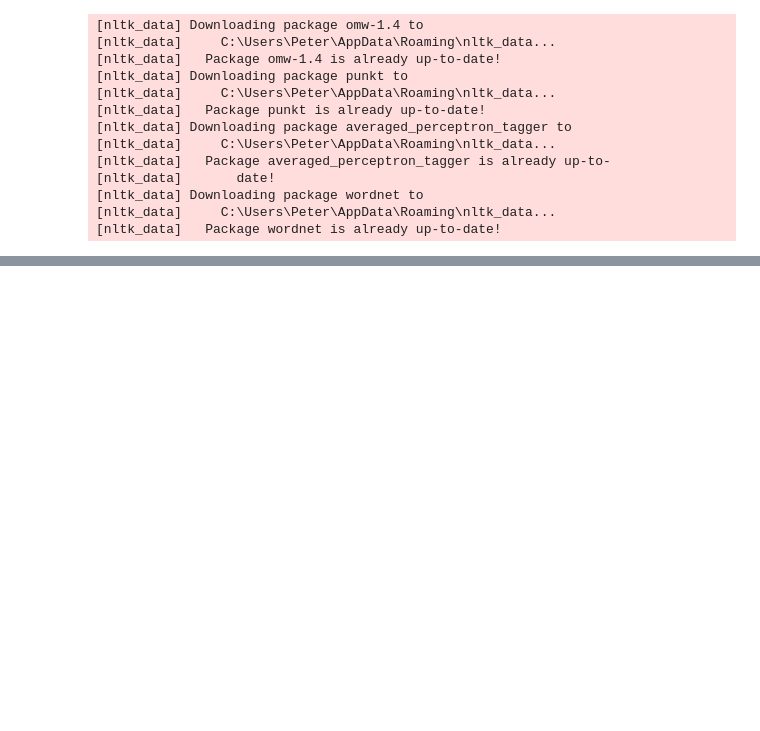
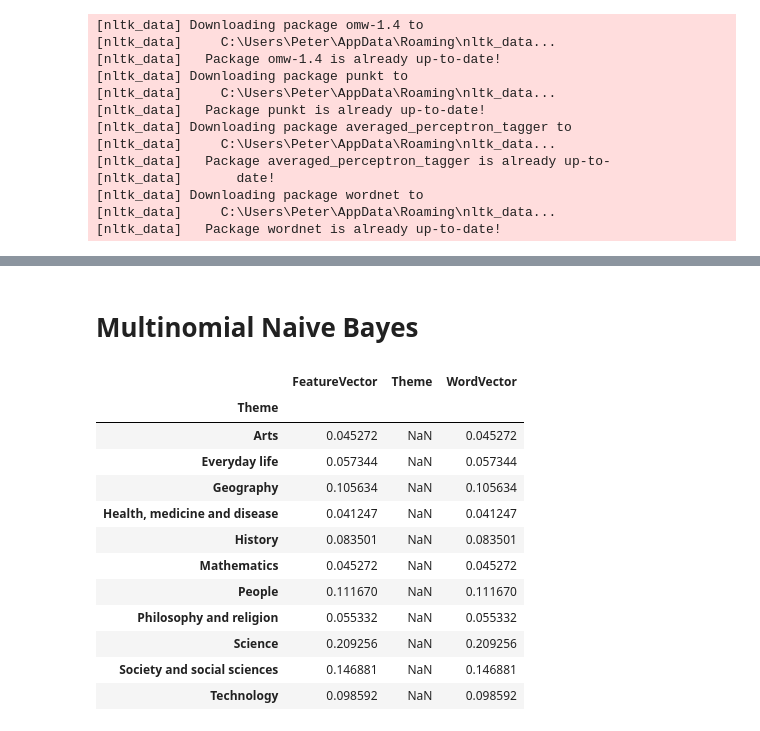
Before and after one commit to csupika/F21DL-Machine-Learning-Portfolio, a Jupyter notebook: lab3.ipynb, the cells around one changed output, grey strips where cells are left out. Drawn from its saved outputs; the diff is of its cells as text; code cells hidden in the pictures; blank space fills up the shorter version.

```diff
--- a/lab3.ipynb
+++ b/lab3.ipynb
@@ -1121,3 +1123,9 @@ def lemmatise(text):
         lemmatized_sentence.append(wl.lemmatize(tag[0], get_wordnet_pos(tag[1])))
 
     return lemmatized_sentence
+# %%
+list_of_df_all_numerical = df_all_numerical.values.tolist()
+dict_of_df_all_numerical = {}
+for article in list_of_df_all_numerical:
+    dict_of_df_all_numerical[article[0]] = article[1:]
+dict_of_df_all_numerical
@@ -1129,17 +1157,24 @@ import os
 directory = 'articles'
 
 LIST_OF_ARTICLES = [x.removesuffix(".txt") for x in os.listdir(directory)]
-# LIST_OF_ARTICLES = ["0", "Aircraft"]
 all_article_data = {name: get_article_data_from_file(name, use_lemmatised_version = False) for name in LIST_OF_ARTICLES}
 
 word_list = []
 article_list = {}
-start_of_lines = "####### SUMMARY"
-end_of_line = "####### CONTENT"
 
 for filename in LIST_OF_ARTICLES:
     summary = lemmatise(all_article_data[filename]["Summary"])
-    article_list[filename] = summary
+    try:
+        category = dict_of_df_all_numerical[filename][6]
+    except KeyError:
+        continue
+        # print(filename)
+        # Files skipped:
+            # Acid-base reaction
+            # NiccolĽ Machiavelli
+            # SĂo Paulo
+            # Wind
+    article_list[filename] = [category, summary]
     word_list.append(summary)
 # %% [output]
 [nltk_data] Downloading package omw-1.4 to
@@ -1216,0 +1280,15 @@ adsadsadsadsa = 1
+# %%
+# Importing numpy to store the vectors as numpy array
+import numpy
+
+def get_feature_vector_for_article(words_in_article):
+    feature_vector= []
+    for word in vocabulary:
+        relative_word_occurrence = words_in_article.count(word) / len(words_in_article)
+        feature_vector.append(relative_word_occurrence)
+    return feature_vector
+
+for article in article_list:
+    feature_vector = get_feature_vector_for_article(article_list[article][1])
+    feature_vector = numpy.array(feature_vector)
+    article_list[article].insert(1, feature_vector)
@@ -1216,0 +1301,3 @@ adsadsadsadsa = 1
+# %%
+df_vector = pd.DataFrame.from_dict(article_list, orient='index', columns=['Theme', 'FeatureVector', 'WordVector'])
+df_vector.head()
@@ -1216,0 +1391,18 @@ adsadsadsadsa = 1
+# %% [markdown]
+# Multinomial Naive Bayes
+# %%
+df_vector.groupby(["Theme"]).count() / df_vector.count()
+# %% [output]
+|  | FeatureVector | Theme | WordVector |
+| Theme |  |  |  |
+| Arts | 0.045272 | NaN | 0.045272 |
+| Everyday life | 0.057344 | NaN | 0.057344 |
+| Geography | 0.105634 | NaN | 0.105634 |
+| Health, medicine and disease | 0.041247 | NaN | 0.041247 |
+| History | 0.083501 | NaN | 0.083501 |
+| Mathematics | 0.045272 | NaN | 0.045272 |
+| People | 0.111670 | NaN | 0.111670 |
+| Philosophy and religion | 0.055332 | NaN | 0.055332 |
+| Science | 0.209256 | NaN | 0.209256 |
+| Society and social sciences | 0.146881 | NaN | 0.146881 |
+| Technology | 0.098592 | NaN | 0.098592 |
```
Also changed, not shown: parts of 51 cells of this notebook.
